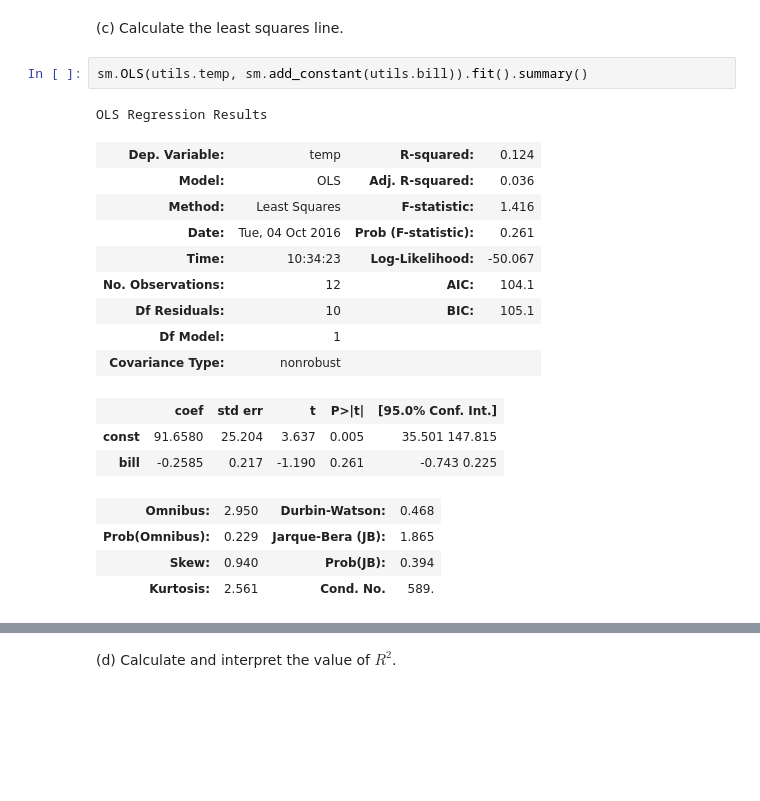
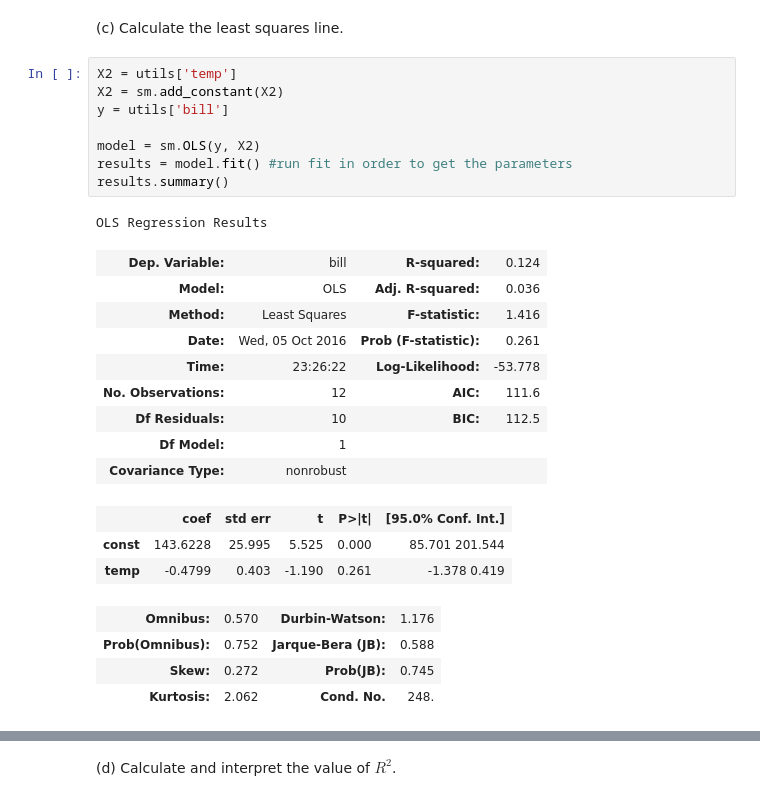
Before and after one commit to vsquared10/DSCI6002-student, a Jupyter notebook: week6/6-1_SimpReg/DSCI6002-6.1-Lab-Bahman_and_Victor.ipynb, the cells around one changed output, grey strips where cells are left out. Drawn from its saved outputs; the diff is of its cells as text; blank space fills up the shorter version.

```diff
--- a/week6/6-1_SimpReg/DSCI6002-6.1-Lab-Bahman_and_Victor.ipynb
+++ b/week6/6-1_SimpReg/DSCI6002-6.1-Lab-Bahman_and_Victor.ipynb
@@ -218,23 +216,29 @@ plt.scatter(utils.temp,utils.bill)
 ** There seems to be a non-linear relationship between the temperature and the bill. Considering a parabolla through the points there seems to be small residuals. **
 # %% [markdown]
 (c) Calculate the least squares line.
-# %%
-sm.OLS(utils.temp, sm.add_constant(utils.bill)).fit().summary()
-# %% [output]
-OLS Regression Results
-| Dep. Variable: | temp | R-squared: | 0.124 |
-| Model: | OLS | Adj. R-squared: | 0.036 |
-| Method: | Least Squares | F-statistic: | 1.416 |
-| Date: | Tue, 04 Oct 2016 | Prob (F-statistic): | 0.261 |
-| Time: | 10:34:23 | Log-Likelihood: | -50.067 |
-| No. Observations: | 12 | AIC: | 104.1 |
-| Df Residuals: | 10 | BIC: | 105.1 |
-| Df Model: | 1 |  |  |
-| Covariance Type: | nonrobust |  |  |
-|  | coef | std err | t | P>|t| | [95.0% Conf. Int.] |
-| const | 91.6580 | 25.204 | 3.637 | 0.005 | 35.501 147.815 |
-| bill | -0.2585 | 0.217 | -1.190 | 0.261 | -0.743 0.225 |
-| Omnibus: | 2.950 | Durbin-Watson: | 0.468 |
-| Prob(Omnibus): | 0.229 | Jarque-Bera (JB): | 1.865 |
-| Skew: | 0.940 | Prob(JB): | 0.394 |
-| Kurtosis: | 2.561 | Cond. No. | 589. |
+# %%
+X2 = utils['temp']
+X2 = sm.add_constant(X2)
+y = utils['bill']
+
+model = sm.OLS(y, X2)
+results = model.fit() #run fit in order to get the parameters
+results.summary()
+# %% [output]
+OLS Regression Results
+| Dep. Variable: | bill | R-squared: | 0.124 |
+| Model: | OLS | Adj. R-squared: | 0.036 |
+| Method: | Least Squares | F-statistic: | 1.416 |
+| Date: | Wed, 05 Oct 2016 | Prob (F-statistic): | 0.261 |
+| Time: | 23:26:22 | Log-Likelihood: | -53.778 |
+| No. Observations: | 12 | AIC: | 111.6 |
+| Df Residuals: | 10 | BIC: | 112.5 |
+| Df Model: | 1 |  |  |
+| Covariance Type: | nonrobust |  |  |
+|  | coef | std err | t | P>|t| | [95.0% Conf. Int.] |
+| const | 143.6228 | 25.995 | 5.525 | 0.000 | 85.701 201.544 |
+| temp | -0.4799 | 0.403 | -1.190 | 0.261 | -1.378 0.419 |
+| Omnibus: | 0.570 | Durbin-Watson: | 1.176 |
+| Prob(Omnibus): | 0.752 | Jarque-Bera (JB): | 0.588 |
+| Skew: | 0.272 | Prob(JB): | 0.745 |
+| Kurtosis: | 2.062 | Cond. No. | 248. |
```
Also changed, not shown: parts of 10 cells of this notebook.
